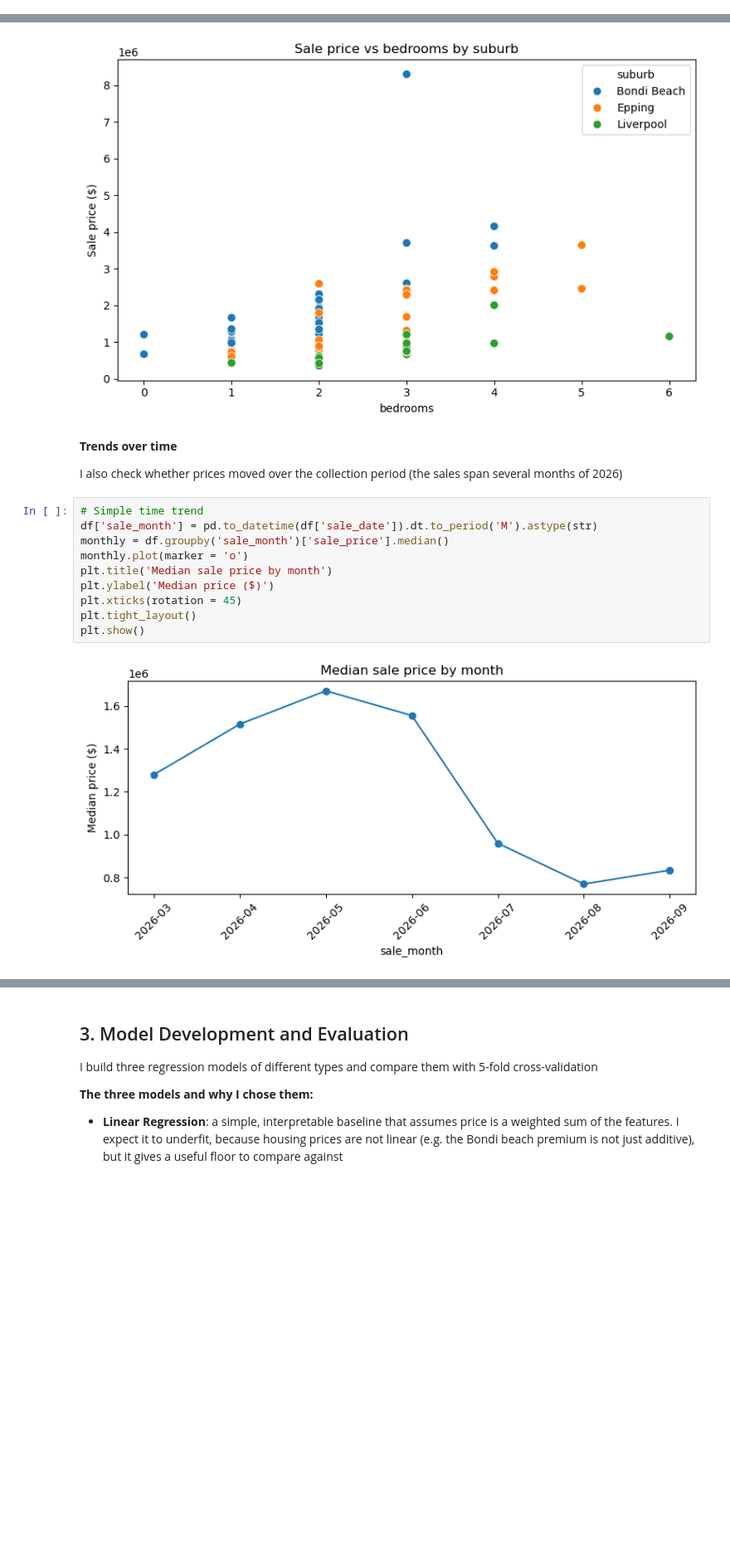
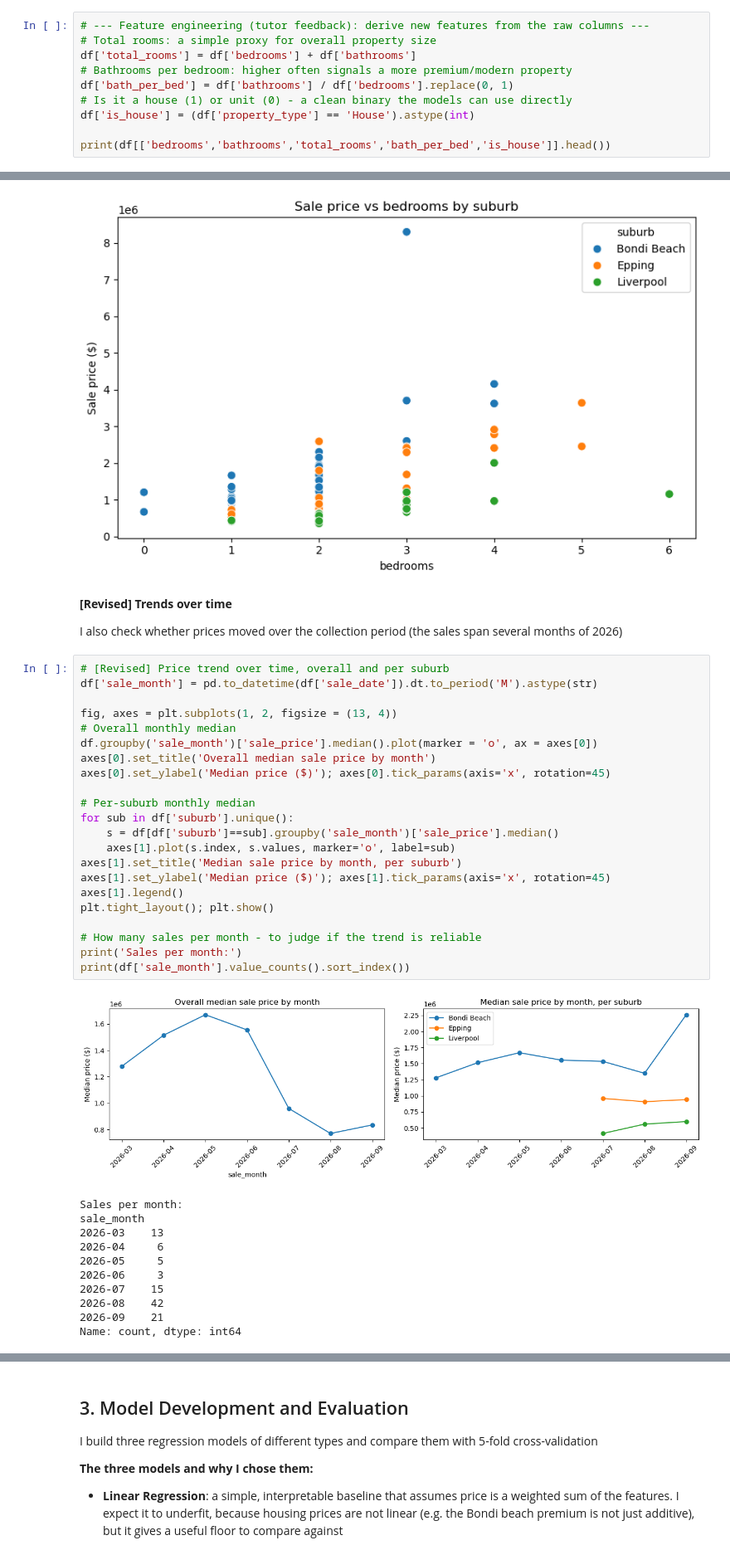
Before and after one commit to EvelynLe0611/sydney-housing-prediction, a Jupyter notebook: SIT307_8.1D.ipynb, the cells around one changed output, grey strips where cells are left out. Shown at 83% size. Cells and saved outputs as stored; diff of their text form; blank space fills up the shorter version.

Commit message:
Add files via upload
Updated notebook with tutor feedback changes

```diff
--- a/SIT307_8.1D.ipynb
+++ b/SIT307_8.1D.ipynb
@@ -110,3 +110,13 @@ Land size now missing for 83 rows (all units + a few houses)
 ## 2. Data Understanding and Feature Engineering
 
 I explore the price distribution, compare suburbs, and decide which features matter most
+# %%
+# --- Feature engineering (tutor feedback): derive new features from the raw columns ---
+# Total rooms: a simple proxy for overall property size
+df['total_rooms'] = df['bedrooms'] + df['bathrooms']
+# Bathrooms per bedroom: higher often signals a more premium/modern property
+df['bath_per_bed'] = df['bathrooms'] / df['bedrooms'].replace(0, 1)
+# Is it a house (1) or unit (0) - a clean binary the models can use directly
+df['is_house'] = (df['property_type'] == 'House').astype(int)
+
+print(df[['bedrooms','bathrooms','total_rooms','bath_per_bed','is_house']].head())
@@ -147,19 +168,41 @@ plt.show()
 # %% [output]
 [figure]
 # %% [markdown]
-**Trends over time**
+**[Revised] Trends over time**
 
 I also check whether prices moved over the collection period (the sales span several months of 2026)
 # %%
-# Simple time trend
+# [Revised] Price trend over time, overall and per suburb
 df['sale_month'] = pd.to_datetime(df['sale_date']).dt.to_period('M').astype(str)
-monthly = df.groupby('sale_month')['sale_price'].median()
-monthly.plot(marker = 'o')
-plt.title('Median sale price by month')
-plt.ylabel('Median price ($)')
-plt.xticks(rotation = 45)
-plt.tight_layout()
-plt.show()
+
+fig, axes = plt.subplots(1, 2, figsize = (13, 4))
+# Overall monthly median
+df.groupby('sale_month')['sale_price'].median().plot(marker = 'o', ax = axes[0])
+axes[0].set_title('Overall median sale price by month')
+axes[0].set_ylabel('Median price ($)'); axes[0].tick_params(axis='x', rotation=45)
+
+# Per-suburb monthly median
+for sub in df['suburb'].unique():
+    s = df[df['suburb']==sub].groupby('sale_month')['sale_price'].median()
+    axes[1].plot(s.index, s.values, marker='o', label=sub)
+axes[1].set_title('Median sale price by month, per suburb')
+axes[1].set_ylabel('Median price ($)'); axes[1].tick_params(axis='x', rotation=45)
+axes[1].legend()
+plt.tight_layout(); plt.show()
+
+# How many sales per month - to judge if the trend is reliable
+print('Sales per month:')
+print(df['sale_month'].value_counts().sort_index())
 # %% [output]
-[figure, old version]
+[figure, new version]
+Sales per month:
+sale_month
+2026-03    13
+2026-04     6
+2026-05     5
+2026-06     3
+2026-07    15
+2026-08    42
+2026-09    21
+Name: count, dtype: int64
 # %% [markdown]
```
Also changed, not shown: parts of 10 cells of this notebook.
